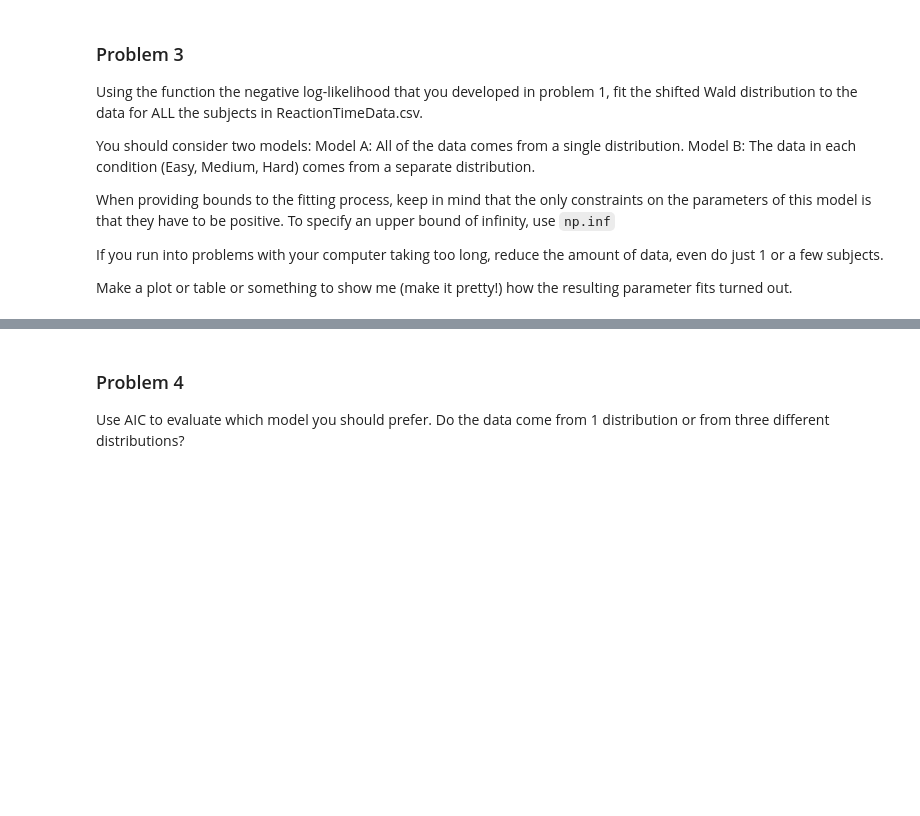
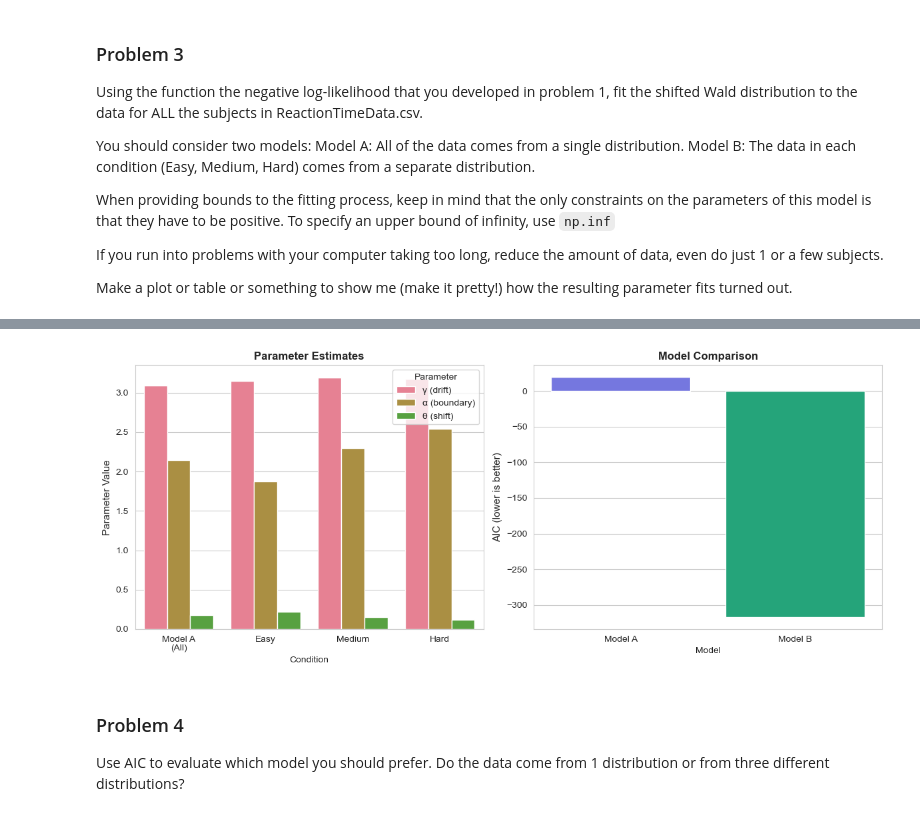
Before and after one commit to rheremm/COGS105, a Jupyter notebook: Homework/Homework1/Assignment1.ipynb, the cells around one changed output, grey strips where cells are left out. Saved outputs shown, nothing was run; the diff lists cells and outputs as text; code cells hidden in the pictures; blank space fills up the shorter version.

```diff
--- a/Homework/Homework1/Assignment1.ipynb
+++ b/Homework/Homework1/Assignment1.ipynb
@@ -145,7 +145,3 @@ def shiftedwald(params, x):
 Use the shifted Wald distribution defined above.  Write a function which computes the negative log likelihood of the shifted Wald distribution.  Assume that the data to be analyzed is in a variable called data.
 
 The function should return negative log likelihood
-# %%
-def negloglikeWald(params):
-    ''' written with params containing gamma, alpha, theta in that order.  Assumes data is in the variable data'''
-    return negloglike
@@ -163,3 +202,85 @@ When providing bounds to the fitting process, keep in mind that the only constra
 If you run into problems with your computer taking too long, reduce the amount of data, even do just 1 or a few subjects.
 
 Make a plot or table or something to show me (make it pretty!) how the resulting parameter fits turned out.
+# %%
+from scipy.optimize import minimize
+
+sns.set_style("whitegrid")
+sns.set_palette("husl")
+
+
+df['rt'] = df['ResponseTime'] / 1000.0  # Convert to seconds
+
+# MODEL A: Fit all data together
+print("Fitting Model A (all data)...")
+result_A = minimize(negloglikeWald, [2.0, 0.3, 0.2], args=(df['rt'].values,),
+                    method='L-BFGS-B', bounds=[(1e-6, np.inf)] * 3)
+gamma_A, alpha_A, theta_A = result_A.x
+nll_A = result_A.fun
+aic_A = 2 * 3 + 2 * nll_A
+
+# MODEL B: Fit each condition separately
+print("Fitting Model B (by condition)...")
+results_B = {}
+nll_B_total = 0
+
+for condition in ['Easy', 'Medium', 'Hard']:
+    data = df[df['Condition'] == condition]['rt'].values
+    result = minimize(negloglikeWald, [2.0, 0.3, 0.2], args=(data,),
+                     method='L-BFGS-B', bounds=[(1e-6, np.inf)] * 3)
+    results_B[condition] = {'gamma': result.x[0], 'alpha': result.x[1], 'theta': result.x[2]}
+    nll_B_total += result.fun
+
+aic_B = 2 * 9 + 2 * nll_B_total
+
+# Print results
+print("\n" + "="*60)
+print("RESULTS")
+print("="*60)
+print(f"\nModel A (all data): γ={gamma_A:.3f}, α={alpha_A:.3f}, θ={theta_A:.3f}")
+print(f"  AIC = {aic_A:.1f}")
+
+print(f"\nModel B (by condition):")
+for cond in ['Easy', 'Medium', 'Hard']:
+    r = results_B[cond]
+    print(f"  {cond}: γ={r['gamma']:.3f}, α={r['alpha']:.3f}, θ={r['theta']:.3f}")
+print(f"  AIC = {aic_B:.1f}")
+
+print(f"\nΔAIC = {aic_A - aic_B:.1f}")
+print(f"Better model: {'B' if aic_B < aic_A else 'A'}")
+
+# Create dataframes for seaborn plots
+fig, (ax1, ax2) = plt.subplots(1, 2, figsize=(12, 5))
+
+# Plot 1: Parameters by condition
+param_data = []
+conditions = ['Model A\n(All)', 'Easy', 'Medium', 'Hard']
+gammas = [gamma_A] + [results_B[c]['gamma'] for c in ['Easy', 'Medium', 'Hard']]
+alphas = [alpha_A] + [results_B[c]['alpha'] for c in ['Easy', 'Medium', 'Hard']]
+thetas = [theta_A] + [results_B[c]['theta'] for c in ['Easy', 'Medium', 'Hard']]
+
+for i, cond in enumerate(conditions):
+    param_data.append({'Condition': cond, 'Parameter': 'γ (drift)', 'Value': gammas[i]})
+    param_data.append({'Condition': cond, 'Parameter': 'α (boundary)', 'Value': alphas[i]})
+    param_data.append({'Condition': cond, 'Parameter': 'θ (shift)', 'Value': thetas[i]})
+
+param_df = pd.DataFrame(param_data)
+sns.barplot(data=param_df, x='Condition', y='Value', hue='Parameter', ax=ax1)
+ax1.set_ylabel('Parameter Value', fontsize=11)
+ax1.set_title('Parameter Estimates', fontsize=12, fontweight='bold')
+ax1.legend(title='Parameter')
+
+# Plot 2: Model comparison
+model_df = pd.DataFrame({
+    'Model': ['Model A', 'Model B'],
+    'AIC': [aic_A, aic_B]
+})
+sns.barplot(data=model_df, x='Model', y='AIC', ax=ax2, palette=['#6366f1', '#10b981'])
+ax2.set_ylabel('AIC (lower is better)', fontsize=11)
+ax2.set_title('Model Comparison', fontsize=12, fontweight='bold')
+
+plt.tight_layout()
+plt.savefig('wald_results.png', dpi=150, bbox_inches='tight')
+print("\nPlot saved as 'wald_results.png'")
+plt.show()
+# %% [output]
@@ -166,3 +307,4 @@ Make a plot or table or something to show me (make it pretty!) how the resulting
+[figure, added]
 # %% [markdown]
 ### Problem 4
 
```
Also changed, not shown: parts of 2 cells of this notebook.
